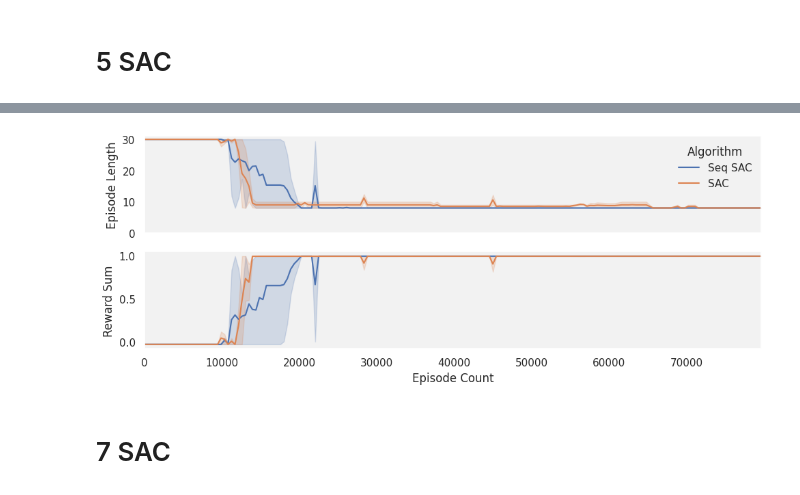
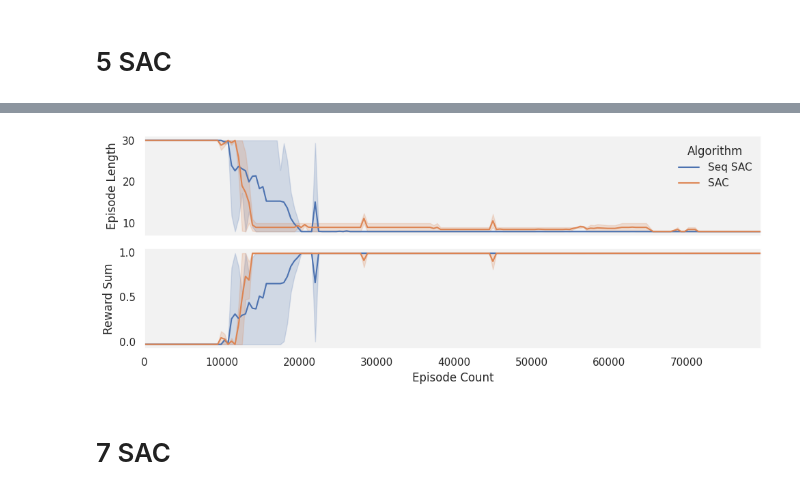
Before and after one commit to hkolstee/masterThesis, a Jupyter notebook: visualization_meeting_plots.ipynb, the cells around one changed output, grey strips where cells are left out. Drawn from its saved outputs; the diff is of its cells as text; code cells hidden in the pictures.

Commit message:
more plots

```diff
--- a/visualization_meeting_plots.ipynb
+++ b/visualization_meeting_plots.ipynb
@@ -691,30 +691,30 @@ df["rollout/reward_sum"] = df["rollout/reward_sum"] / 1000
 # %%
 # sns.set_theme()
 sns.set_theme(style = "dark", rc = {"axes.facecolor": ".95"})
 
 fig, axs = plt.subplots(2, 1, figsize=(10,4), sharex = True)
 
 sns.lineplot(df_ep_len[df_ep_len["steps"] <= 80000], x = "steps", y = "rollout/ep_steps", hue = "run", ax = axs[0])
 axs[0].legend(title = "Algorithm", loc = "upper right", labels = ["Seq SAC", "_nolegend_", "SAC"], frameon = False)
 axs[0].set_ylabel('Episode Length')
 axs[0].margins(x=0)
-axs[0].set_ylim(0.)
+# axs[0].set_ylim(0.)
 
 
 sns.lineplot(df[df["steps"] <= 80000], x = "steps", y = "rollout/reward_sum", hue = "run", ax = axs[1],
              legend = False)
 axs[1].set_ylabel('Reward Sum')
 axs[1].set_xlabel('Episode Count')
 axs[1].margins(x=0)
-axs[0].set_ylim(0.)
+# axs[1].set_ylim(0.)
 
 
 plt.tight_layout()
 plt.show()
 
 fig.savefig('plots/meeting_5_SAC.png', dpi = 300)
 # %% [output]
-[figure, old version]
+[figure, new version]
 # %% [markdown]
 # 7 SAC
 # %%
```
Also changed, not shown: parts of 4 cells of this notebook, 3 other files.
